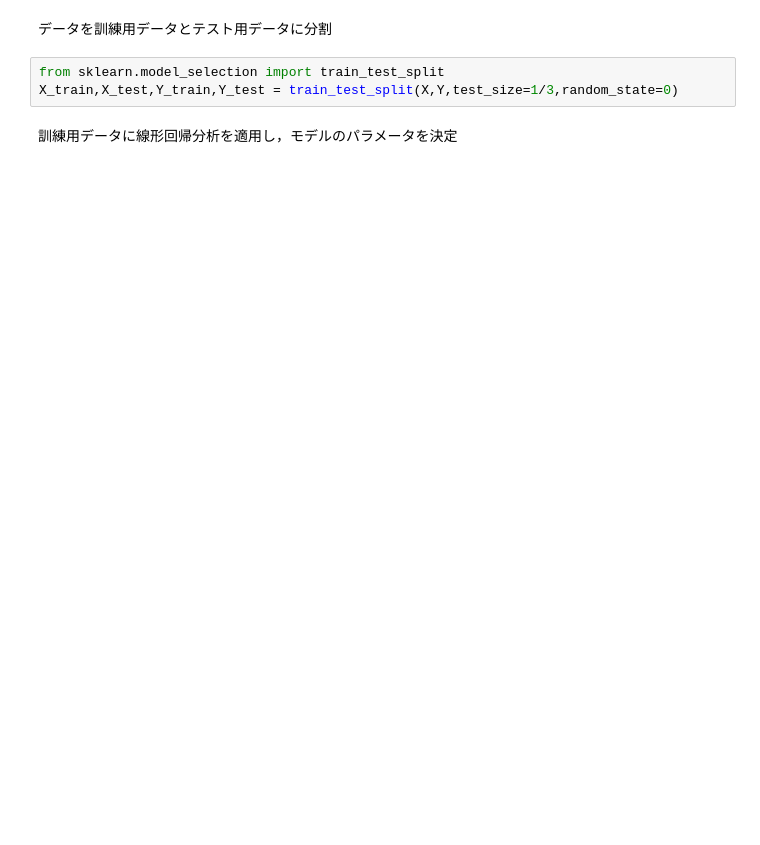
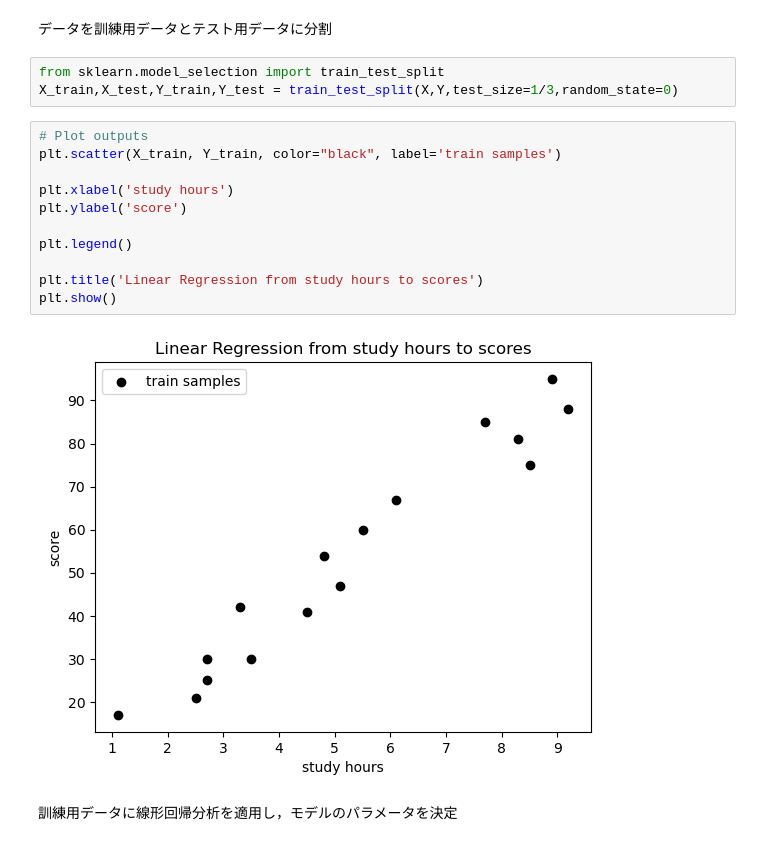
Before and after one commit to namoshi/mathAI, a Jupyter notebook: linreg_study_hours.ipynb, the cells around one changed output. Cells and saved outputs as stored; diff of their text form; blank space fills up the shorter version.

```diff
--- a/linreg_study_hours.ipynb
+++ b/linreg_study_hours.ipynb
@@ -41,6 +50,19 @@ memory usage: 528.0 bytes
 # %%
 from sklearn.model_selection import train_test_split
 X_train,X_test,Y_train,Y_test = train_test_split(X,Y,test_size=1/3,random_state=0)
+# %%
+# Plot outputs
+plt.scatter(X_train, Y_train, color="black", label='train samples')
+
+plt.xlabel('study hours')
+plt.ylabel('score')
+
+plt.legend()
+
+plt.title('Linear Regression from study hours to scores')
+plt.show()
+# %% [output]
+[figure, added]
 # %% [markdown]
 訓練用データに線形回帰分析を適用し，モデルのパラメータを決定
 # %%
```
Also changed, not shown: parts of 3 cells of this notebook.
